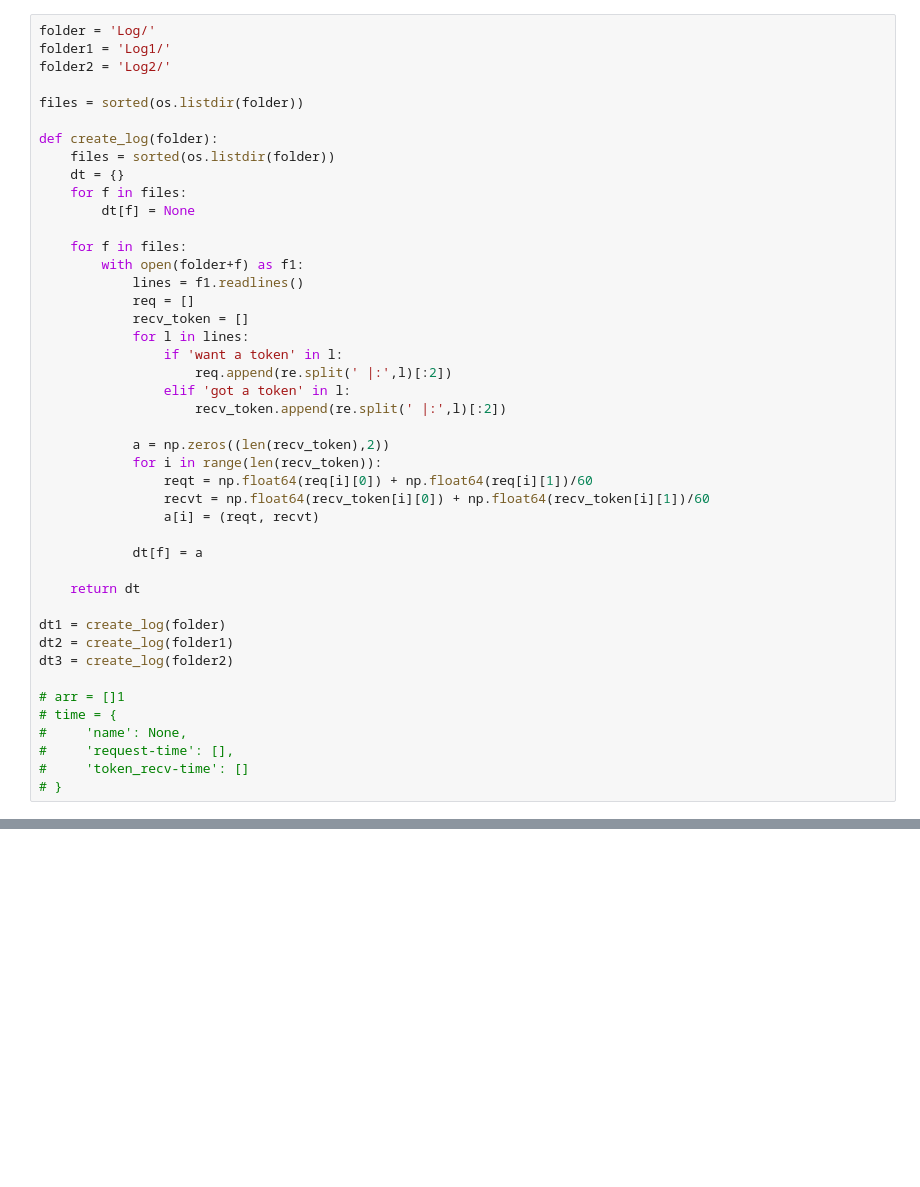
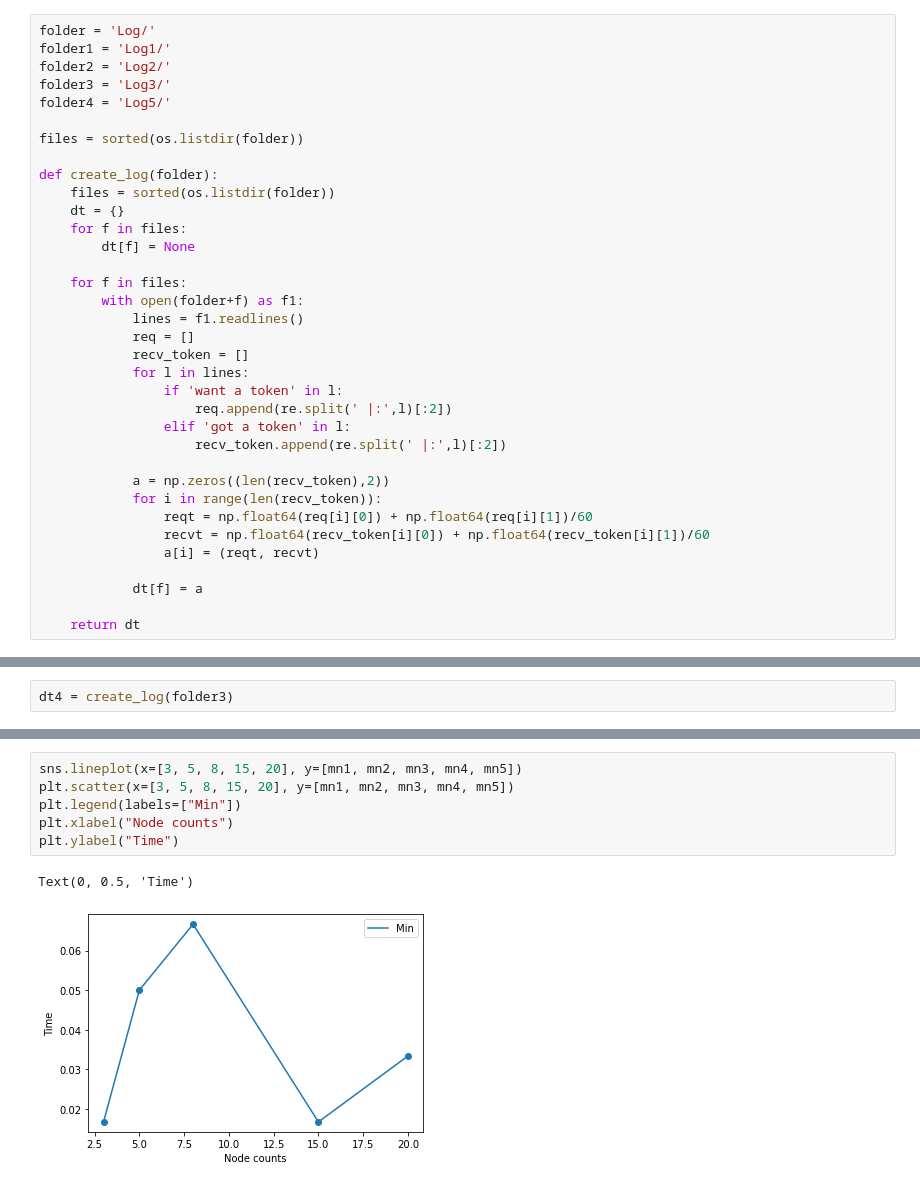
Before and after one commit to ayushsharma-crypto/Suzuki-Kasami-Mutual-Exclusion-Algo, a Jupyter notebook: analysis.ipynb, the cells around one changed output, grey strips where cells are left out. Drawn from its saved outputs; the diff is of its cells as text; blank space fills up the shorter version.

```diff
--- a/analysis.ipynb
+++ b/analysis.ipynb
@@ -6,6 +8,8 @@ import re
 folder = 'Log/'
 folder1 = 'Log1/'
 folder2 = 'Log2/'
+folder3 = 'Log3/'
+folder4 = 'Log5/'
 
 files = sorted(os.listdir(folder))
 
@@ -35,14 +39,3 @@ def create_log(folder):
             dt[f] = a
 
     return dt
-
-dt1 = create_log(folder)
-dt2 = create_log(folder1)
-dt3 = create_log(folder2)
-
-# arr = []1
-# time = {
-#     'name': None,
-#     'request-time': [],
-#     'token_recv-time': []
-# }
@@ -48,0 +48,2 @@ dt3 = create_log(folder2)
+# %%
+dt4 = create_log(folder3)
@@ -153,0 +196,9 @@ print(avg3)
+# %%
+sns.lineplot(x=[3, 5, 8, 15, 20], y=[mn1, mn2, mn3, mn4, mn5])
+plt.scatter(x=[3, 5, 8, 15, 20], y=[mn1, mn2, mn3, mn4, mn5])
+plt.legend(labels=["Min"])
+plt.xlabel("Node counts")
+plt.ylabel("Time")
+# %% [output]
+Text(0, 0.5, 'Time')
+[figure, added]
```
Also changed, not shown: parts of 11 cells of this notebook, 1 other file.
